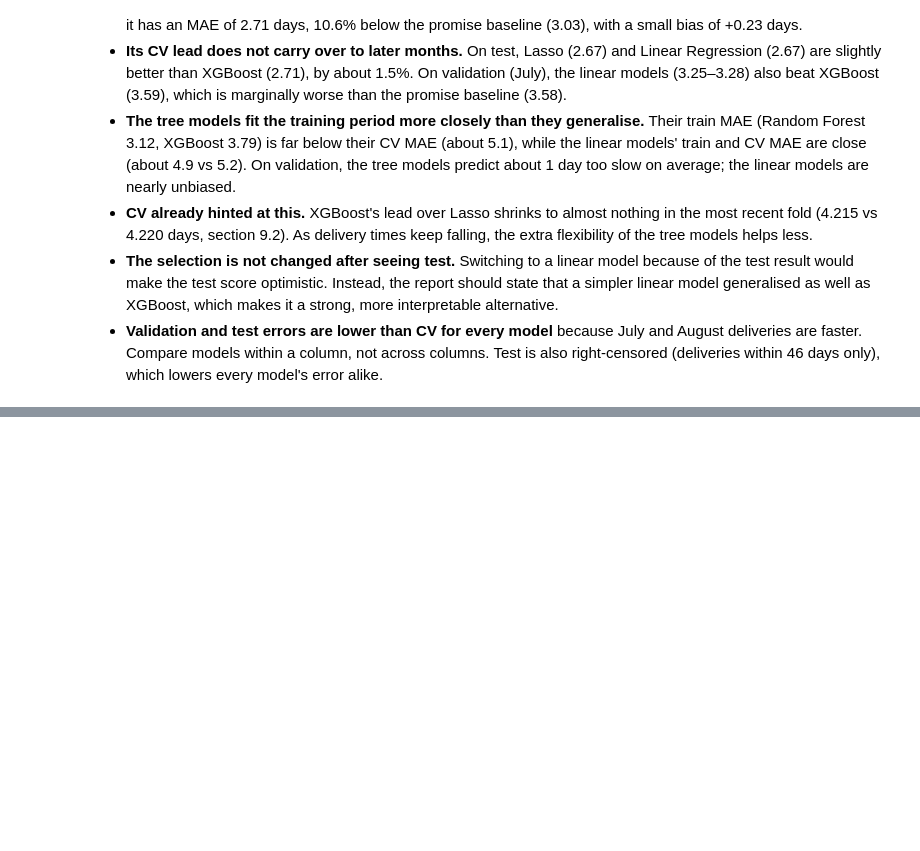
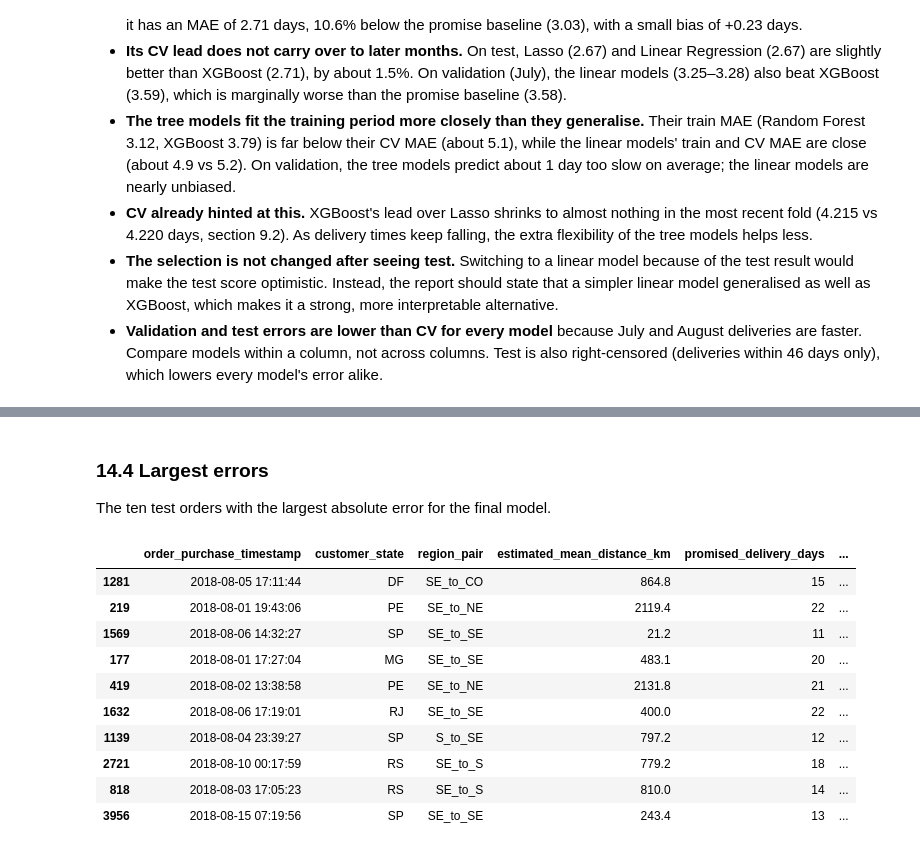
Before and after one commit to zhuamnq/Team2_IT5006_Ecommerce_Analytics_AY2627Sem1, a Jupyter notebook: notebooks/05_regression_delivery_time.ipynb, the cells around one changed output, grey strips where cells are left out. Cells and saved outputs as stored; diff of their text form; code cells hidden in the pictures; blank space fills up the shorter version.

```diff
--- a/notebooks/05_regression_delivery_time.ipynb
+++ b/notebooks/05_regression_delivery_time.ipynb
@@ -763,0 +811,22 @@ Final model (XGBoost (tuned)) on test: MAE 2.71 days, RMSE 3.88, R2 0.198, bias
+# %%
+def segment_errors(frame, by, models=analysis_models):
+    """Orders, mean actual days, MAE per model and the final model's bias, for each segment."""
+    grouped = frame.groupby(by, observed=True)
+    table = pd.DataFrame({
+        "Orders": grouped.size(),
+        "Share (%)": grouped.size() / len(frame) * 100,
+        "Mean actual days": grouped["delivery_days"].mean(),
+        **{f"MAE {name}": grouped[f"abs error {name}"].mean() for name in models},
+        f"Bias {models[0]}": grouped[f"residual {models[0]}"].mean(),
+    })
+    return table.round(2)
+
+
+errors["Late"] = errors["is_late"].map({0: "on time", 1: "late"})
+display(segment_errors(errors, "Late"))
+
+errors["Actual delivery"] = pd.cut(
+    errors["delivery_days"], [0, 7, 14, 21, 30, np.inf],
+    labels=["up to 7 days", "8-14 days", "15-21 days", "22-30 days", "over 30 days"],
+)
+display(segment_errors(errors, "Actual delivery"))
@@ -763,0 +849,14 @@ Final model (XGBoost (tuned)) on test: MAE 2.71 days, RMSE 3.88, R2 0.198, bias
+# %%
+errors["Seller history"] = np.where(
+    errors["seller_past_deliveries"].eq(0), "new seller", "known seller"
+)
+errors["Remote state"] = errors["remote_flag"].map({0: "not remote", 1: "remote"})
+errors["Same state"] = errors["same_state"].map({0: "interstate", 1: "same state"})
+errors["Distance"] = pd.cut(
+    errors["estimated_mean_distance_km"], [-np.inf, 100, 500, 1500, np.inf],
+    labels=["under 100 km", "100-500 km", "500-1,500 km", "over 1,500 km"],
+)
+errors["Sellers"] = errors["multi_seller_flag"].map({0: "single seller", 1: "multi-seller"})
+
+for segment in ["Seller history", "Remote state", "Same state", "Distance", "customer_region", "Sellers"]:
+    display(segment_errors(errors, segment))
@@ -763,0 +893,24 @@ Final model (XGBoost (tuned)) on test: MAE 2.71 days, RMSE 3.88, R2 0.198, bias
+# %% [markdown]
+### 14.4 Largest errors
+
+The ten test orders with the largest absolute error for the final model.
+# %%
+display(
+    errors.nlargest(10, f"abs error {final_model_name}")[[
+        "order_purchase_timestamp", "customer_state", "region_pair",
+        "estimated_mean_distance_km", "promised_delivery_days", "delivery_days",
+        f"pred {final_model_name}", f"residual {final_model_name}", "is_late",
+    ]].round(1)
+)
+# %% [output]
+|  | order_purchase_timestamp | customer_state | region_pair | estimated_mean_distance_km | promised_delivery_days | ... |
+| 1281 | 2018-08-05 17:11:44 | DF | SE_to_CO | 864.8 | 15 | ... |
+| 219 | 2018-08-01 19:43:06 | PE | SE_to_NE | 2119.4 | 22 | ... |
+| 1569 | 2018-08-06 14:32:27 | SP | SE_to_SE | 21.2 | 11 | ... |
+| 177 | 2018-08-01 17:27:04 | MG | SE_to_SE | 483.1 | 20 | ... |
+| 419 | 2018-08-02 13:38:58 | PE | SE_to_NE | 2131.8 | 21 | ... |
+| 1632 | 2018-08-06 17:19:01 | RJ | SE_to_SE | 400.0 | 22 | ... |
+| 1139 | 2018-08-04 23:39:27 | SP | S_to_SE | 797.2 | 12 | ... |
+| 2721 | 2018-08-10 00:17:59 | RS | SE_to_S | 779.2 | 18 | ... |
+| 818 | 2018-08-03 17:05:23 | RS | SE_to_S | 810.0 | 14 | ... |
+| 3956 | 2018-08-15 07:19:56 | SP | SE_to_SE | 243.4 | 13 | ... |
```
Also changed, not shown: parts of 23 cells of this notebook, 10 other files.
